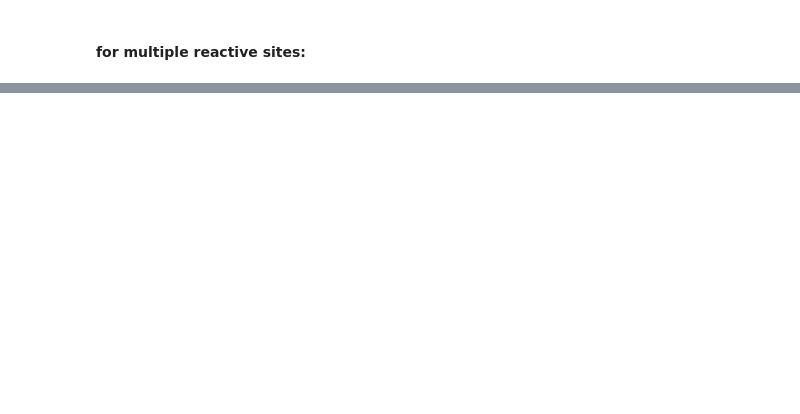
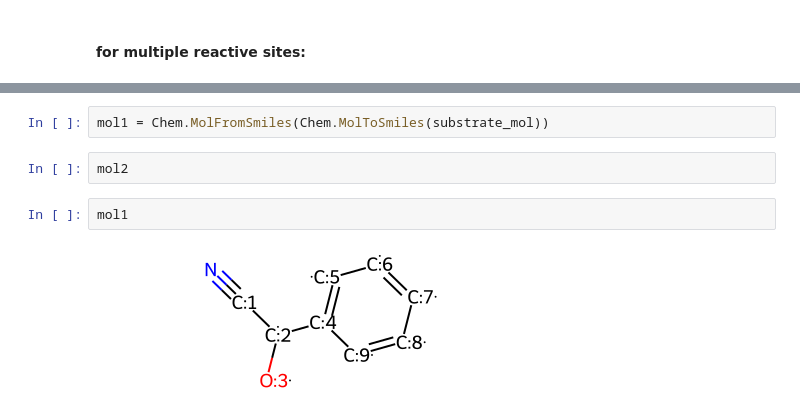
Before and after one commit to yashchainani21/RxnTools, a Jupyter notebook: notebooks/prototype extracting reaction templates.ipynb, the cells around one changed output, grey strips where cells are left out. Drawn from its saved outputs; the diff is of its cells as text; blank space fills up the shorter version.

```diff
--- a/notebooks/prototype extracting reaction templates.ipynb
+++ b/notebooks/prototype extracting reaction templates.ipynb
@@ -329,0 +376,8 @@ Chem.MolToSmarts(combined_submol)
+# %%
+mol1 = Chem.MolFromSmiles(Chem.MolToSmiles(substrate_mol))
+# %%
+mol2
+# %%
+mol1
+# %% [output]
+[figure, added]
```
Also changed, not shown: parts of 34 cells of this notebook, 1 other file.
